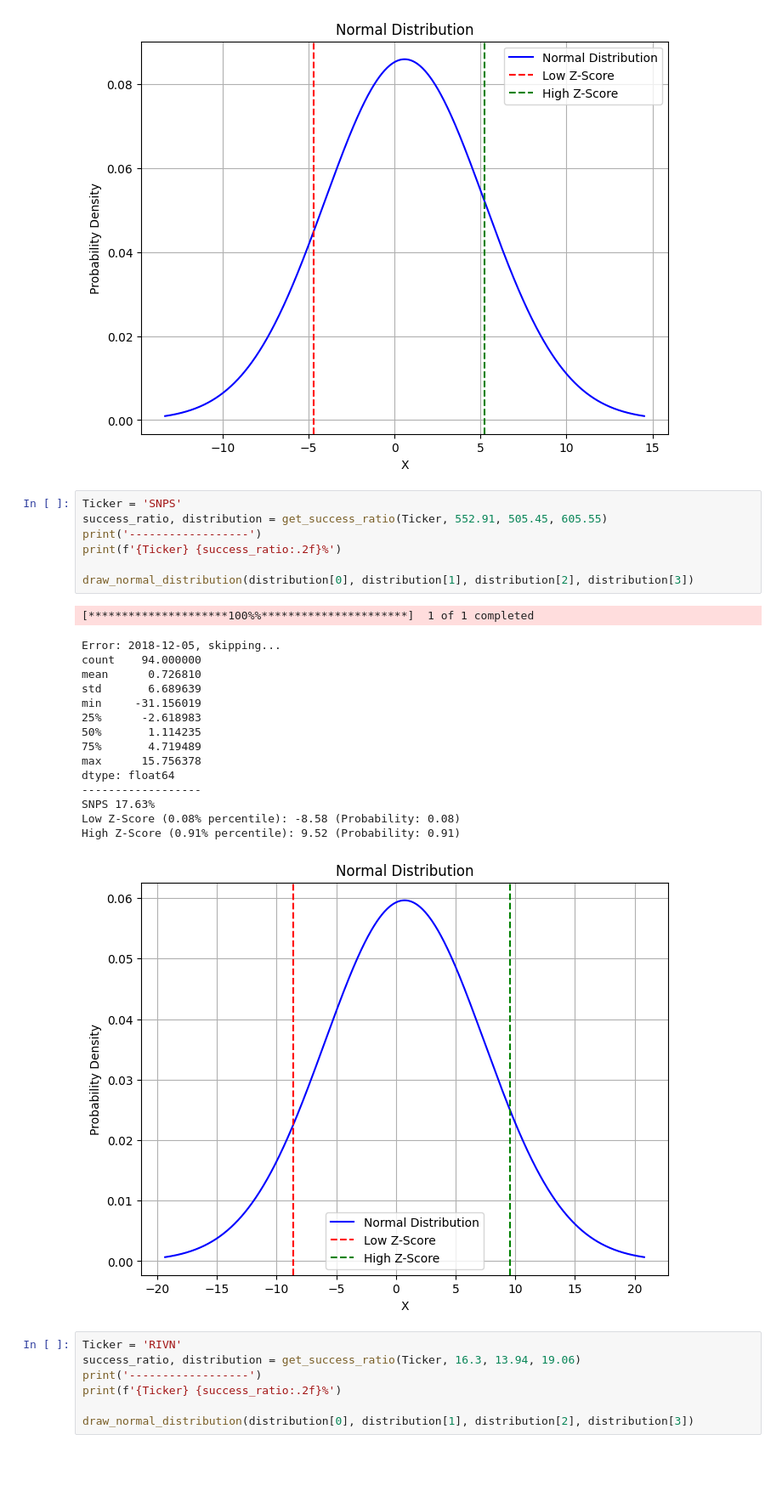
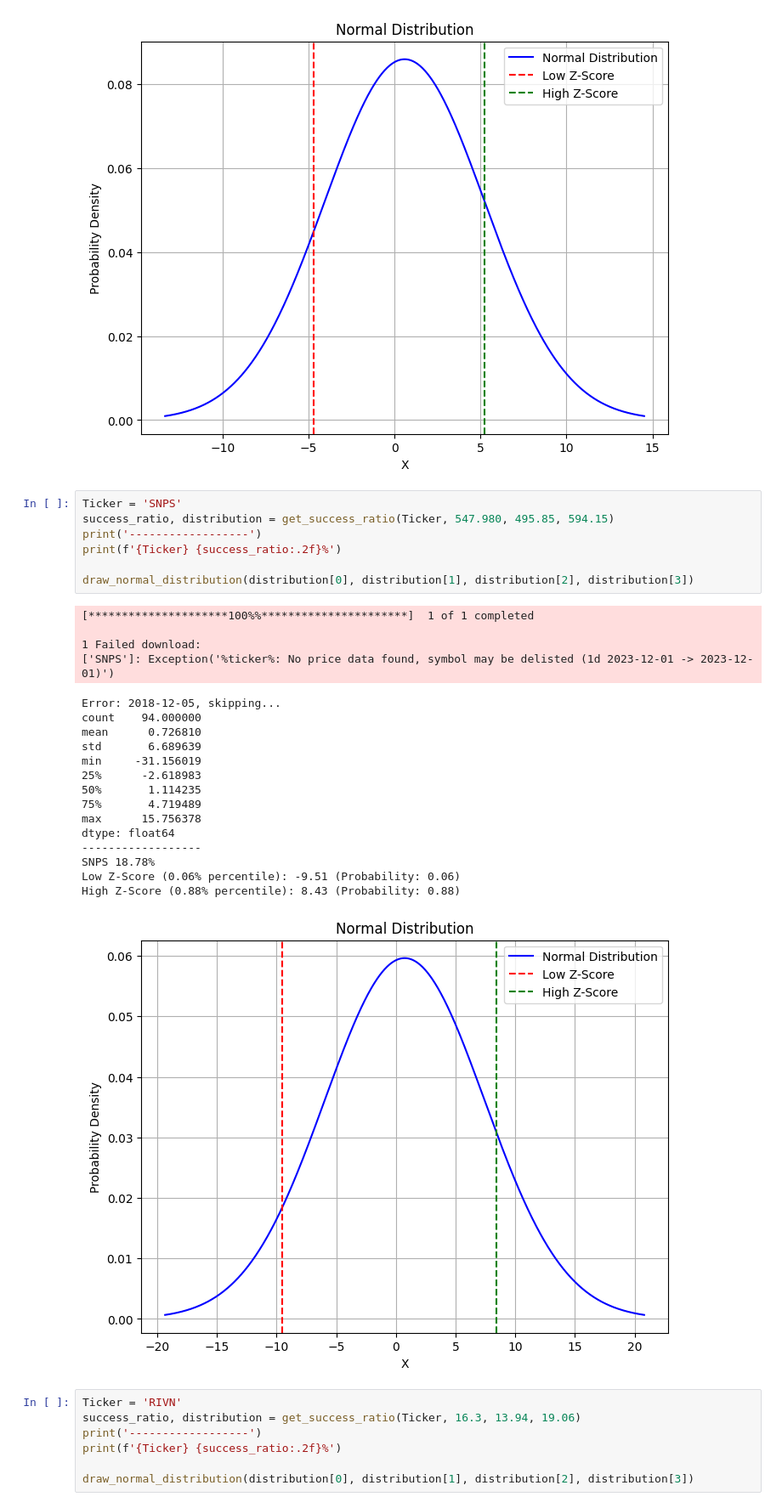
Before and after one commit to summerfang/study, a Jupyter notebook: stock/financialreport/pc_analysis.ipynb, the cells around one changed output. Shown at 85% size. Cells and saved outputs as stored; diff of their text form; blank space fills up the shorter version.

```diff
--- a/stock/financialreport/pc_analysis.ipynb
+++ b/stock/financialreport/pc_analysis.ipynb
@@ -122,28 +122,31 @@ High Z-Score (0.84% percentile): 5.24 (Probability: 0.84)
 [figure]
 # %%
 Ticker = 'SNPS'
-success_ratio, distribution = get_success_ratio(Ticker, 552.91, 505.45, 605.55)
+success_ratio, distribution = get_success_ratio(Ticker, 547.980, 495.85, 594.15)
 print('------------------')
 print(f'{Ticker} {success_ratio:.2f}%')
 
 draw_normal_distribution(distribution[0], distribution[1], distribution[2], distribution[3])
 # %% [output]
 [*********************100%%**********************]  1 of 1 completed
+
+1 Failed download:
+['SNPS']: Exception('%ticker%: No price data found, symbol may be delisted (1d 2023-12-01 -> 2023-12-01)')
 Error: 2018-12-05, skipping...
 count    94.000000
 mean      0.726810
 std       6.689639
 min     -31.156019
 25%      -2.618983
 50%       1.114235
 75%       4.719489
 max      15.756378
 dtype: float64
 ------------------
-SNPS 17.63%
-Low Z-Score (0.08% percentile): -8.58 (Probability: 0.08)
-High Z-Score (0.91% percentile): 9.52 (Probability: 0.91)
+SNPS 18.78%
+Low Z-Score (0.06% percentile): -9.51 (Probability: 0.06)
+High Z-Score (0.88% percentile): 8.43 (Probability: 0.88)
-[figure, old version]
+[figure, new version]
 # %%
 Ticker = 'RIVN'
 success_ratio, distribution = get_success_ratio(Ticker, 16.3, 13.94, 19.06)
```
Also changed, not shown: parts of 3 cells of this notebook, 7 other files.
